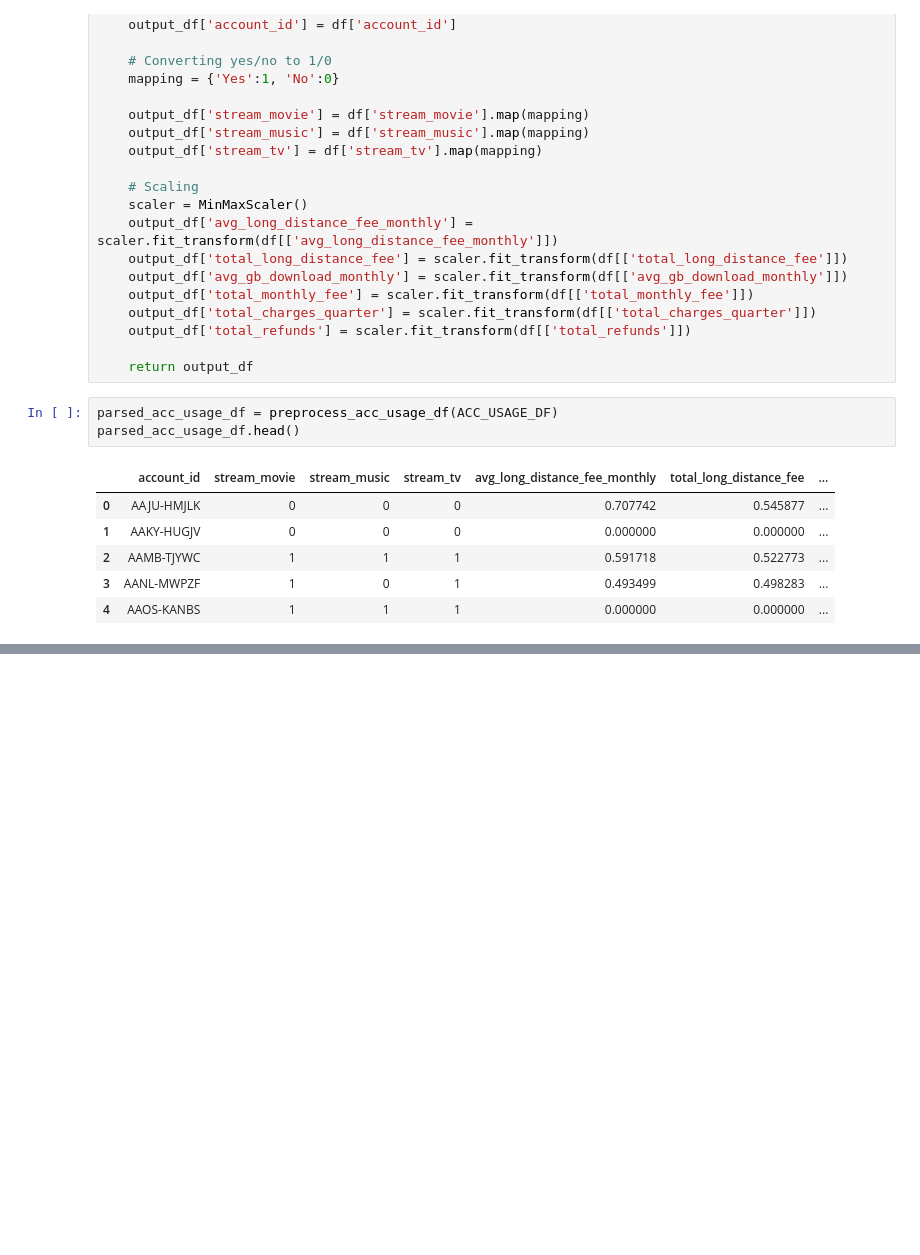
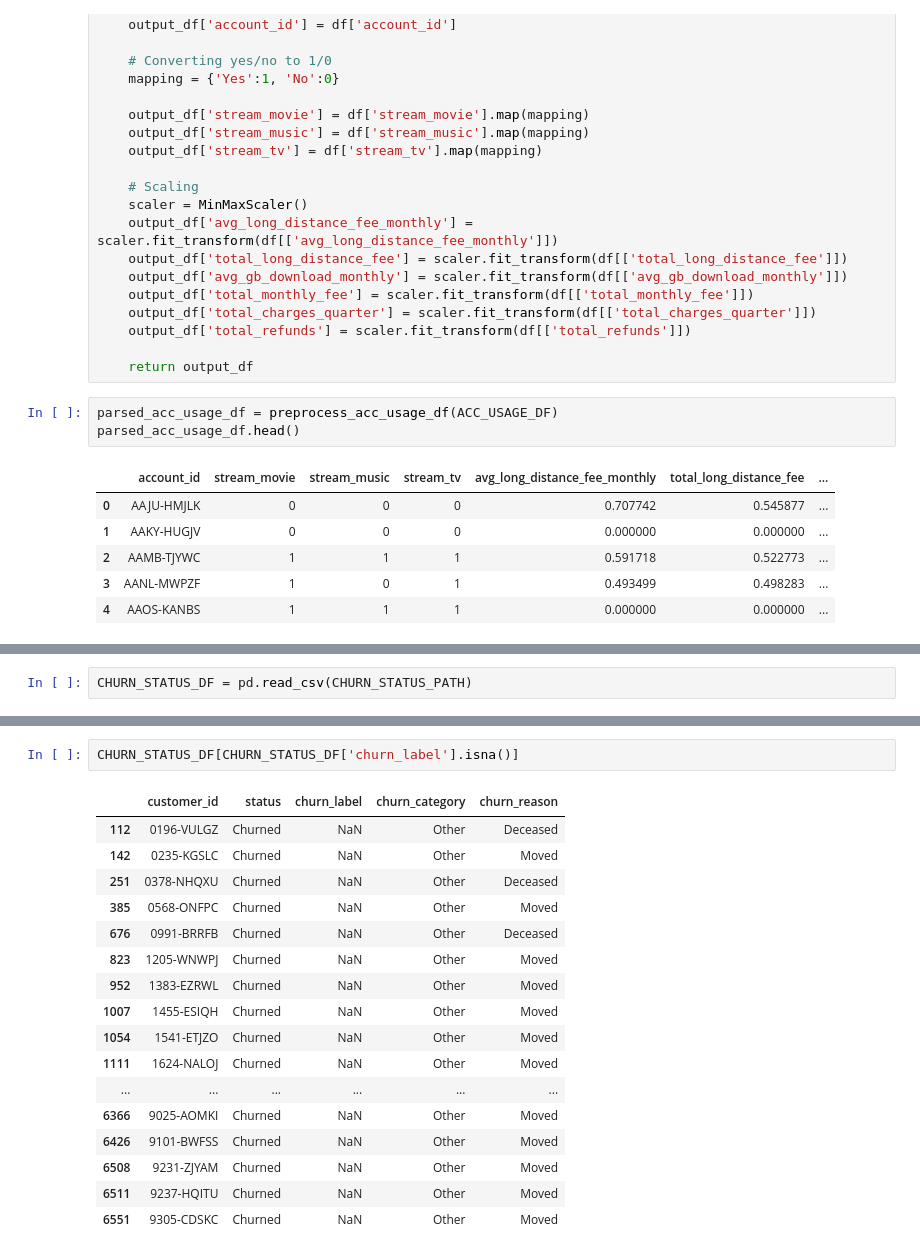
Before and after one commit to peek00/ml-churn-webapp, a Jupyter notebook: research/data_exploration.ipynb, the cells around one changed output, grey strips where cells are left out. Cells and saved outputs as stored; diff of their text form; blank space fills up the shorter version.

Commit message:
Working on processing churn data

```diff
--- a/research/data_exploration.ipynb
+++ b/research/data_exploration.ipynb
@@ -209,0 +212,2 @@ parsed_acc_usage_df.head()
+# %%
+CHURN_STATUS_DF = pd.read_csv(CHURN_STATUS_PATH)
@@ -209,0 +291,20 @@ parsed_acc_usage_df.head()
+# %%
+CHURN_STATUS_DF[CHURN_STATUS_DF['churn_label'].isna()]
+# %% [output]
+|  | customer_id | status | churn_label | churn_category | churn_reason |
+| 112 | 0196-VULGZ | Churned | NaN | Other | Deceased |
+| 142 | 0235-KGSLC | Churned | NaN | Other | Moved |
+| 251 | 0378-NHQXU | Churned | NaN | Other | Deceased |
+| 385 | 0568-ONFPC | Churned | NaN | Other | Moved |
+| 676 | 0991-BRRFB | Churned | NaN | Other | Deceased |
+| 823 | 1205-WNWPJ | Churned | NaN | Other | Moved |
+| 952 | 1383-EZRWL | Churned | NaN | Other | Moved |
+| 1007 | 1455-ESIQH | Churned | NaN | Other | Moved |
+| 1054 | 1541-ETJZO | Churned | NaN | Other | Moved |
+| 1111 | 1624-NALOJ | Churned | NaN | Other | Moved |
+| ... | ... | ... | ... | ... | ... |
+| 6366 | 9025-AOMKI | Churned | NaN | Other | Moved |
+| 6426 | 9101-BWFSS | Churned | NaN | Other | Moved |
+| 6508 | 9231-ZJYAM | Churned | NaN | Other | Moved |
+| 6511 | 9237-HQITU | Churned | NaN | Other | Moved |
+| 6551 | 9305-CDSKC | Churned | NaN | Other | Moved |
```
Also changed, not shown: parts of 5 cells of this notebook.
